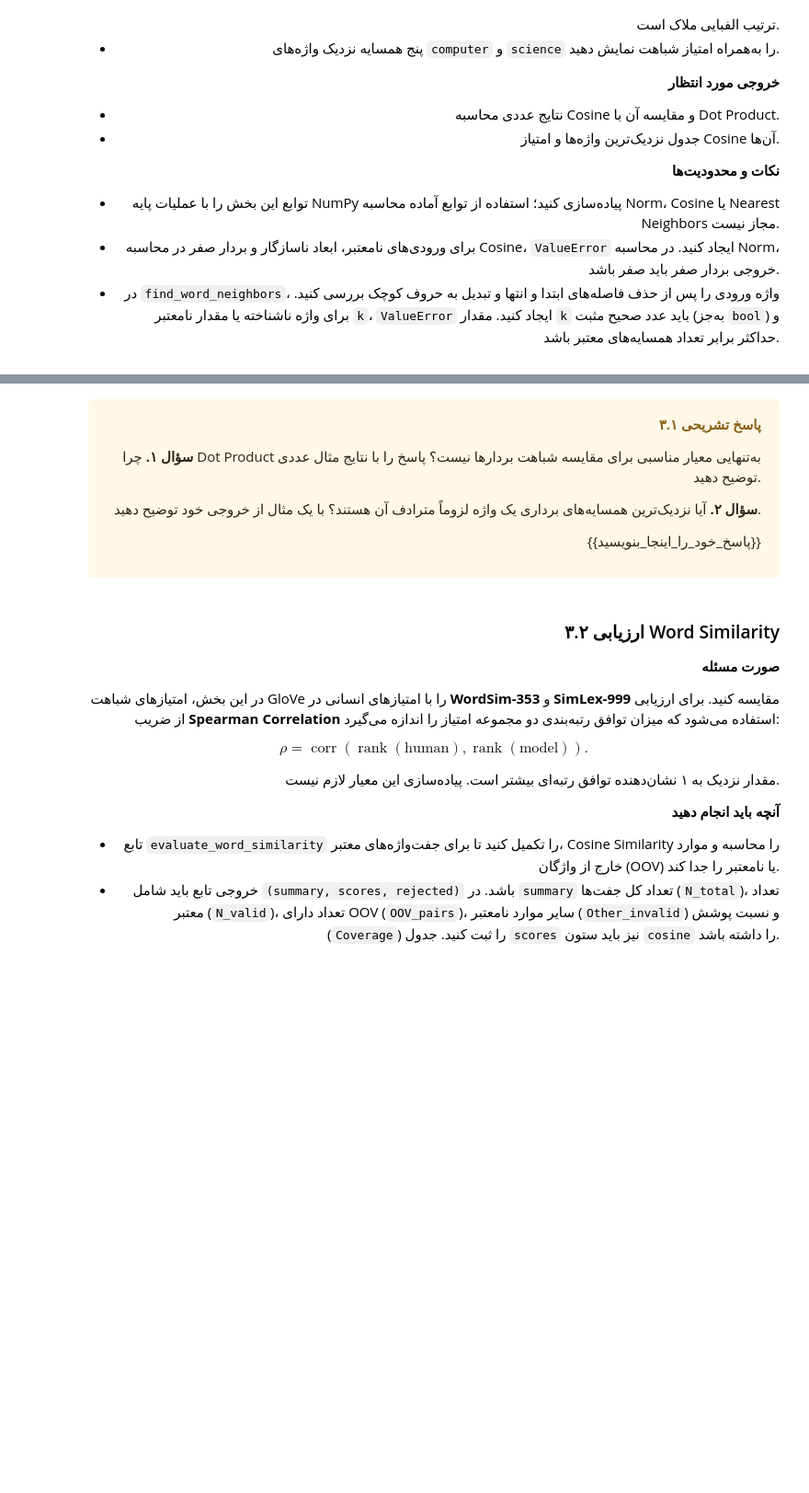
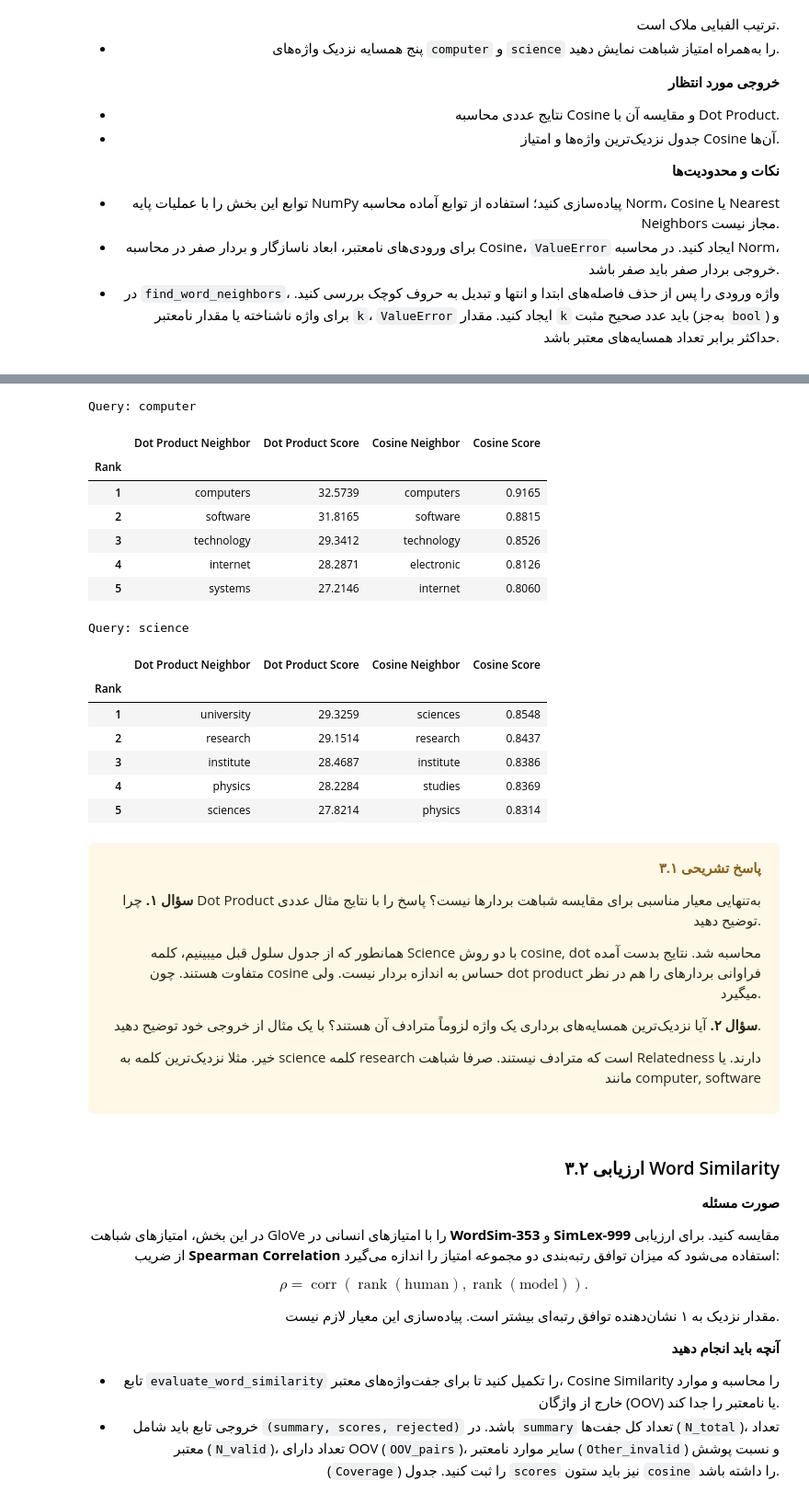
Before and after one commit to ILoveBacteria/nlp-homework, a Jupyter notebook: hw2/NLP_CA2.ipynb, the cells around one changed output, grey strips where cells are left out. Shown at 92% size. Drawn from its saved outputs; the diff is of its cells as text; code cells hidden in the pictures; blank space fills up the shorter version.

```diff
--- a/hw2/NLP_CA2.ipynb
+++ b/hw2/NLP_CA2.ipynb
@@ -2022,8 +2137,19 @@ def vector_norm(vector):
 # %%
 def manual_cosine_similarity(u, v):
-    # TODO: Implement cosine similarity and validate its inputs.
-    # WRITE YOUR CODE HERE
-    raise NotImplementedError
+    u = np.asarray(u, dtype=float)
+    v = np.asarray(v, dtype=float)
+
+    if u.shape != v.shape:
+        raise ValueError("Both vectors must have the same shape.")
+
+    norm_u = vector_norm(u)
+    norm_v = vector_norm(v)
+
+    if norm_u == 0 or norm_v == 0:
+        raise ValueError("Cosine similarity is undefined for zero vectors.")
+
+    dot_product = np.sum(u * v)
+    return float(dot_product / (norm_u * norm_v))
 # %%
 # Verify basic cases and display the computed values.
 assert np.isclose(vector_norm([3., 4.]), 5.)
@@ -2067,3 +2243,37 @@ neighbor_results = pd.DataFrame(neighbor_rows)
+# %%
+for query in ("computer", "science"):
+    dot = dot_neighbor_results.loc[
+        dot_neighbor_results["word"] == query, ["neighbor", "dot_product"]
+    ].reset_index(drop=True)
+    dot.columns = ["Dot Product Neighbor", "Dot Product Score"]
+
+    cosine = neighbor_results.loc[
+        neighbor_results["word"] == query, ["neighbor", "cosine_score"]
+    ].reset_index(drop=True)
+    cosine.columns = ["Cosine Neighbor", "Cosine Score"]
+
+    comparison = pd.concat([dot, cosine], axis=1)
+    comparison.index = pd.RangeIndex(1, len(comparison) + 1, name="Rank")
+
+    print(f"Query: {query}")
+    display(comparison.round(4))
+# %% [output]
+Query: computer
+|  | Dot Product Neighbor | Dot Product Score | Cosine Neighbor | Cosine Score |
+| Rank |  |  |  |  |
+| 1 | computers | 32.5739 | computers | 0.9165 |
+| 2 | software | 31.8165 | software | 0.8815 |
+| 3 | technology | 29.3412 | technology | 0.8526 |
+| 4 | internet | 28.2871 | electronic | 0.8126 |
+| 5 | systems | 27.2146 | internet | 0.8060 |
+Query: science
+|  | Dot Product Neighbor | Dot Product Score | Cosine Neighbor | Cosine Score |
+| Rank |  |  |  |  |
+| 1 | university | 29.3259 | sciences | 0.8548 |
+| 2 | research | 29.1514 | research | 0.8437 |
+| 3 | institute | 28.4687 | institute | 0.8386 |
+| 4 | physics | 28.2284 | studies | 0.8369 |
+| 5 | sciences | 27.8214 | physics | 0.8314 |
 # %% [markdown]
 <div dir="rtl" style="box-sizing:border-box; max-width:100%; background-color:#FFF8E7; color:#2B2317; border-right:4px solid #D9A441; border-radius:6px; padding:16px 20px; margin:6px 0; line-height:1.9; text-align:right; overflow-wrap:break-word;">
 
@@ -2071,9 +2281,13 @@ neighbor_results = pd.DataFrame(neighbor_rows)
 
 <p><strong>سؤال ۱.</strong> چرا Dot Product به‌تنهایی معیار مناسبی برای مقایسه شباهت بردارها نیست؟ پاسخ را با نتایج مثال عددی توضیح دهید.</p>
 
+همانطور که از جدول سلول قبل میبینیم، کلمه Science با دو روش cosine, dot محاسبه شد. نتایج بدست آمده متفاوت هستند.
+چون cosine حساس به اندازه بردار نیست. ولی dot product فراوانی بردارهای را هم در نظر میگیرد.
+
 <p><strong>سؤال ۲.</strong> آیا نزدیک‌ترین همسایه‌های برداری یک واژه لزوماً مترادف آن هستند؟ با یک مثال از خروجی خود توضیح دهید.</p>
 
-{{پاسخ_خود_را_اینجا_بنویسید}}
+خیر. مثلا نزدیک‌ترین کلمه به science کلمه research است که مترادف نیستند. صرفا شباهت Relatedness دارند.
+یا مانند computer, software
 
 </div>
 # %% [markdown]
```
Also changed, not shown: parts of 12 cells of this notebook.
